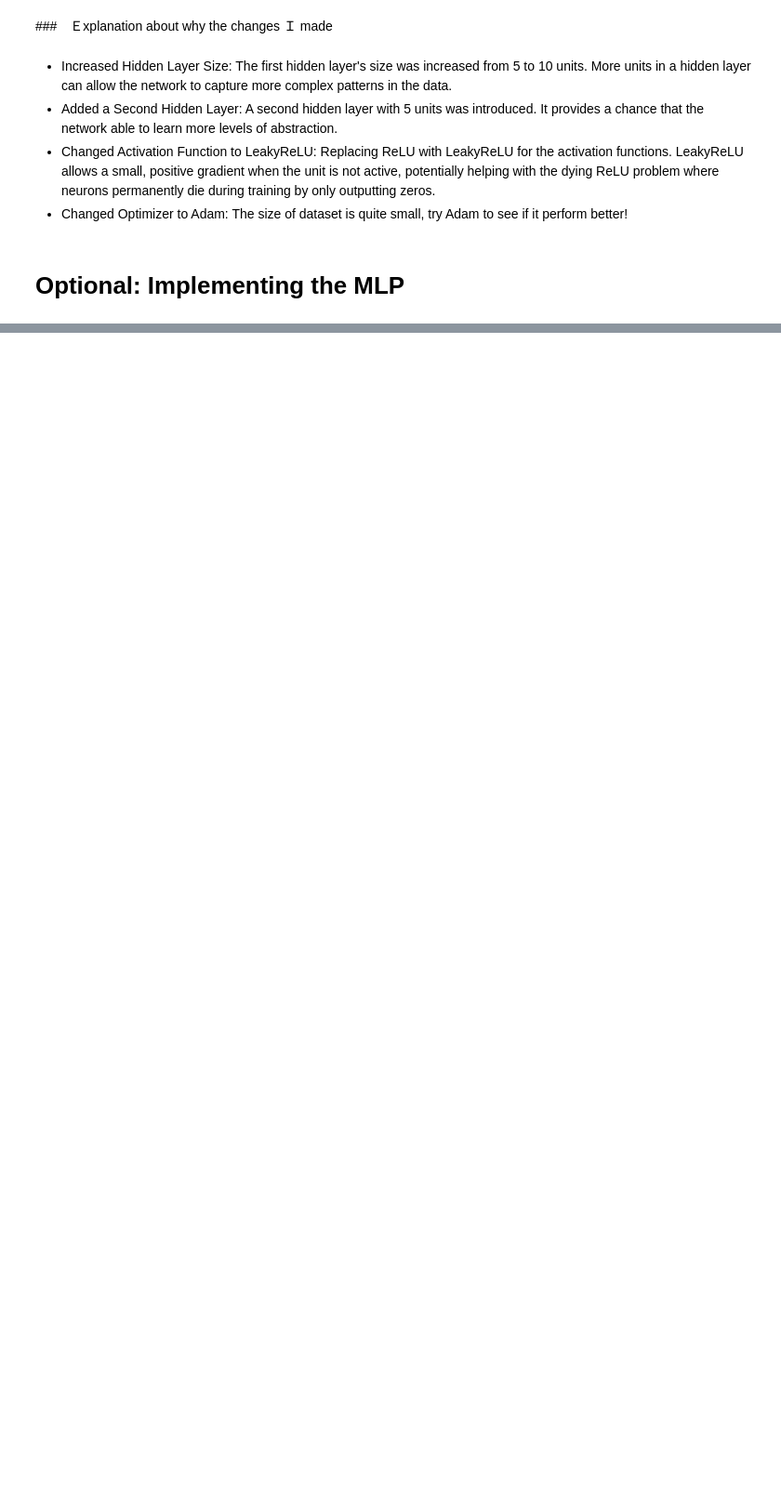
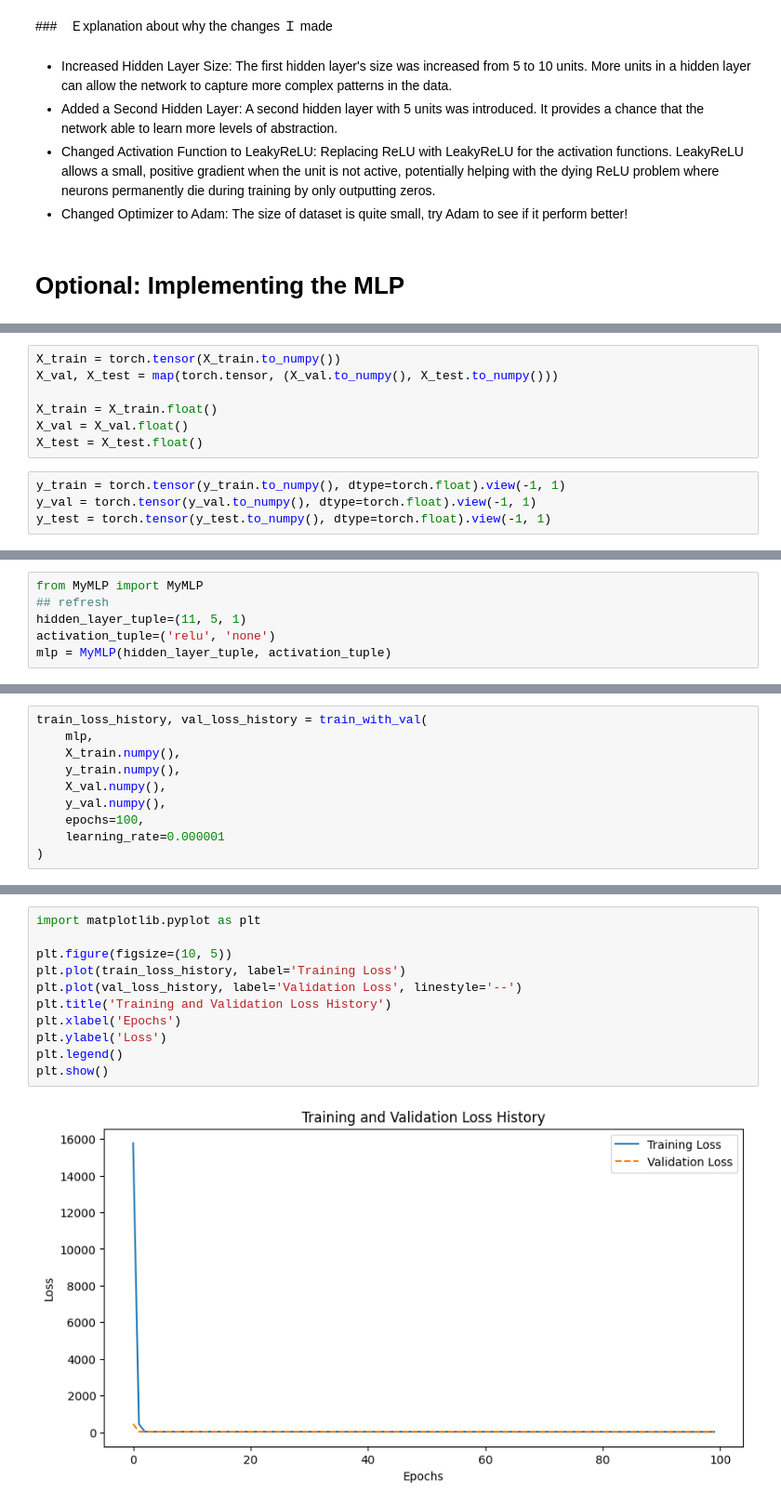
Before and after one commit to USFCA-CS663-Spring2024/mlp-multi-layer-perceptron-weicheng112, a Jupyter notebook: Assignment 4 - MLP.ipynb, the cells around one changed output, grey strips where cells are left out. Shown at 93% size. Cells and saved outputs as stored; diff of their text form; blank space fills up the shorter version.

```diff
--- a/Assignment 4 - MLP.ipynb
+++ b/Assignment 4 - MLP.ipynb
@@ -653,0 +714,11 @@ The performance of the improved model shows is 14.016938924812663% over the base
+# %%
+X_train = torch.tensor(X_train.to_numpy())
+X_val, X_test = map(torch.tensor, (X_val.to_numpy(), X_test.to_numpy()))
+
+X_train = X_train.float()
+X_val = X_val.float()
+X_test = X_test.float()
+# %%
+y_train = torch.tensor(y_train.to_numpy(), dtype=torch.float).view(-1, 1)
+y_val = torch.tensor(y_val.to_numpy(), dtype=torch.float).view(-1, 1)
+y_test = torch.tensor(y_test.to_numpy(), dtype=torch.float).view(-1, 1)
@@ -653,0 +759,6 @@ The performance of the improved model shows is 14.016938924812663% over the base
+# %%
+from MyMLP import MyMLP
+## refresh
+hidden_layer_tuple=(11, 5, 1)
+activation_tuple=('relu', 'none')
+mlp = MyMLP(hidden_layer_tuple, activation_tuple)
@@ -653,0 +790,10 @@ The performance of the improved model shows is 14.016938924812663% over the base
+# %%
+train_loss_history, val_loss_history = train_with_val(
+    mlp,
+    X_train.numpy(),
+    y_train.numpy(),
+    X_val.numpy(),
+    y_val.numpy(),
+    epochs=100,
+    learning_rate=0.000001
+)
@@ -653,0 +818,13 @@ The performance of the improved model shows is 14.016938924812663% over the base
+# %%
+import matplotlib.pyplot as plt
+
+plt.figure(figsize=(10, 5))
+plt.plot(train_loss_history, label='Training Loss')
+plt.plot(val_loss_history, label='Validation Loss', linestyle='--')
+plt.title('Training and Validation Loss History')
+plt.xlabel('Epochs')
+plt.ylabel('Loss')
+plt.legend()
+plt.show()
+# %% [output]
+[figure, added]
```
Also changed, not shown: parts of 20 cells of this notebook, 1 other file.
